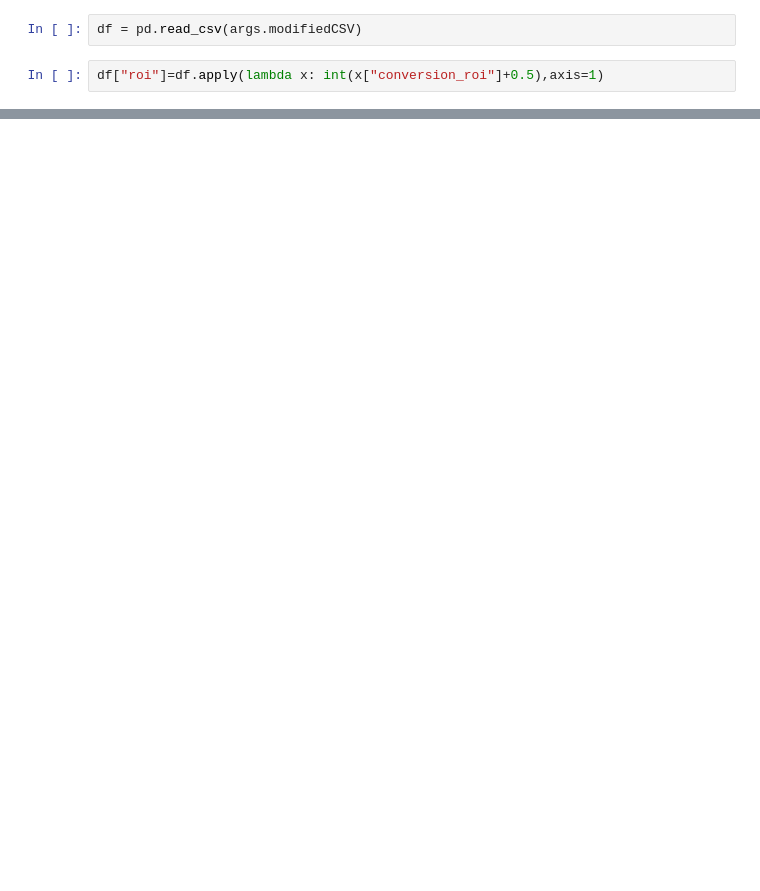
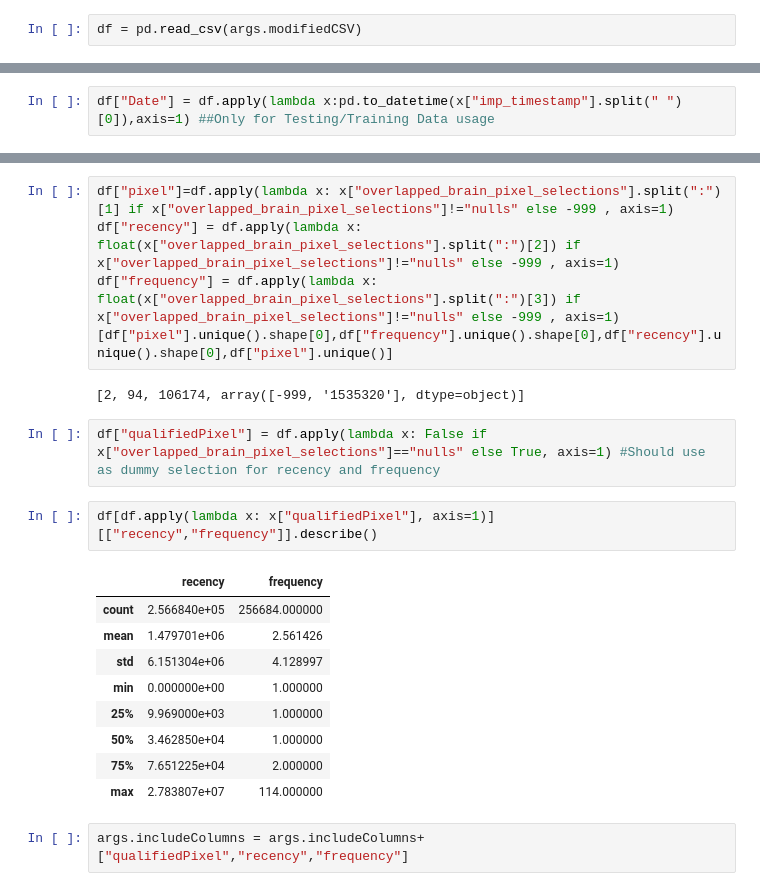
Before and after one commit to MellonNation/MediaMath, a Jupyter notebook: jy3204/dataCheck.ipynb, the cells around one changed output, grey strips where cells are left out. Cells and saved outputs as stored; diff of their text form; blank space fills up the shorter version.

```diff
--- a/jy3204/dataCheck.ipynb
+++ b/jy3204/dataCheck.ipynb
@@ -47,4 +53,2 @@ for i in badLines:
 # %%
 df = pd.read_csv(args.modifiedCSV)
-# %%
-df["roi"]=df.apply(lambda x: int(x["conversion_roi"]+0.5),axis=1)
@@ -126,0 +132,2 @@ Name: 0, dtype: object
+# %%
+df["Date"] = df.apply(lambda x:pd.to_datetime(x["imp_timestamp"].split(" ")[0]),axis=1) ##Only for Testing/Training Data usage
@@ -126,0 +137,23 @@ Name: 0, dtype: object
+# %%
+df["pixel"]=df.apply(lambda x: x["overlapped_brain_pixel_selections"].split(":")[1] if x["overlapped_brain_pixel_selections"]!="nulls" else -999 , axis=1)
+df["recency"] = df.apply(lambda x: float(x["overlapped_brain_pixel_selections"].split(":")[2]) if x["overlapped_brain_pixel_selections"]!="nulls" else -999 , axis=1)
+df["frequency"] = df.apply(lambda x: float(x["overlapped_brain_pixel_selections"].split(":")[3]) if x["overlapped_brain_pixel_selections"]!="nulls" else -999 , axis=1)
+[df["pixel"].unique().shape[0],df["frequency"].unique().shape[0],df["recency"].unique().shape[0],df["pixel"].unique()]
+# %% [output]
+[2, 94, 106174, array([-999, '1535320'], dtype=object)]
+# %%
+df["qualifiedPixel"] = df.apply(lambda x: False if x["overlapped_brain_pixel_selections"]=="nulls" else True, axis=1) #Should use as dummy selection for recency and frequency
+# %%
+df[df.apply(lambda x: x["qualifiedPixel"], axis=1)][["recency","frequency"]].describe()
+# %% [output]
+|  | recency | frequency |
+| count | 2.566840e+05 | 256684.000000 |
+| mean | 1.479701e+06 | 2.561426 |
+| std | 6.151304e+06 | 4.128997 |
+| min | 0.000000e+00 | 1.000000 |
+| 25% | 9.969000e+03 | 1.000000 |
+| 50% | 3.462850e+04 | 1.000000 |
+| 75% | 7.651225e+04 | 2.000000 |
+| max | 2.783807e+07 | 114.000000 |
+# %%
+args.includeColumns = args.includeColumns+["qualifiedPixel","recency","frequency"]
```
Also changed, not shown: parts of 47 cells of this notebook, 2 other files.
